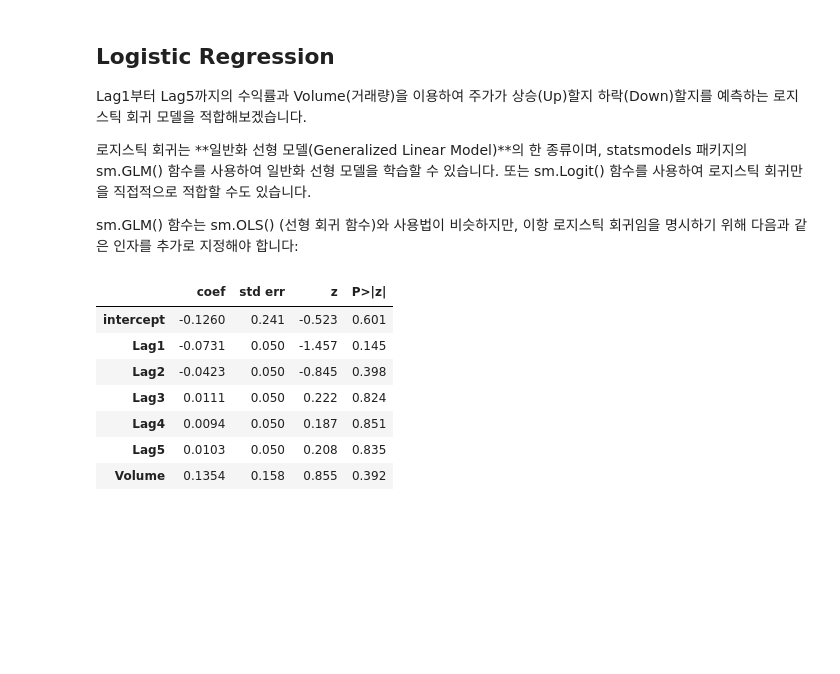
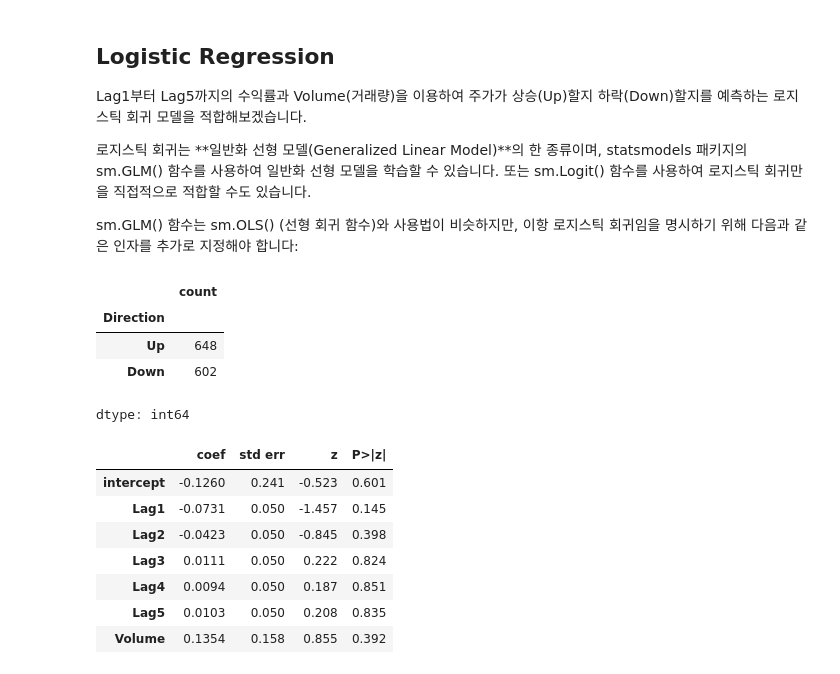
Before and after one commit to KO0HO/DataMining, a Jupyter notebook: Ch04-classification-lab.ipynb, the cells around one changed output. Saved outputs shown, nothing was run; the diff lists cells and outputs as text; code cells hidden in the pictures; blank space fills up the shorter version.

```diff
--- a/Ch04-classification-lab.ipynb
+++ b/Ch04-classification-lab.ipynb
@@ -101,6 +101,14 @@ statsmodels 패키지의 sm.GLM() 함수를 사용하여 일반화 선형 모델
 
 sm.GLM() 함수는 sm.OLS() (선형 회귀 함수)와 사용법이 비슷하지만,
 이항 로지스틱 회귀임을 명시하기 위해 다음과 같은 인자를 추가로 지정해야 합니다:
+# %%
+Smarket.Direction.value_counts()
+# %% [output]
+|  | count |
+| Direction |  |
+| Up | 648 |
+| Down | 602 |
+dtype: int64
 # %%
 # 설명 변수 지정
 allvars = Smarket.columns.drop(['Today', 'Direction', 'Year'])
```
Also changed, not shown: parts of 5 cells of this notebook.
